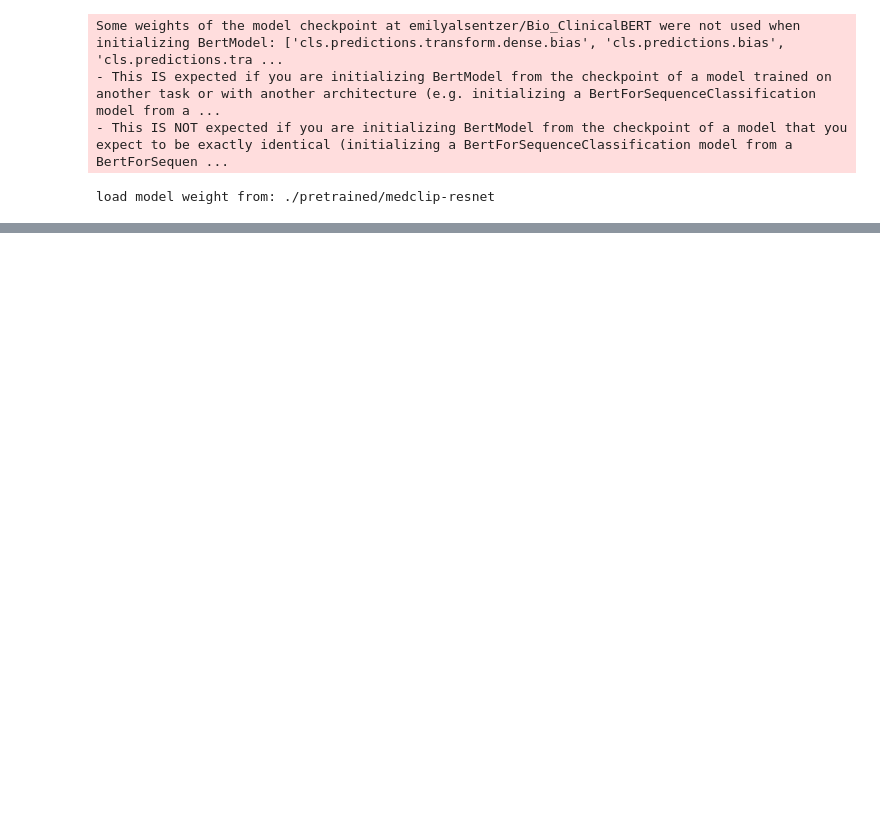
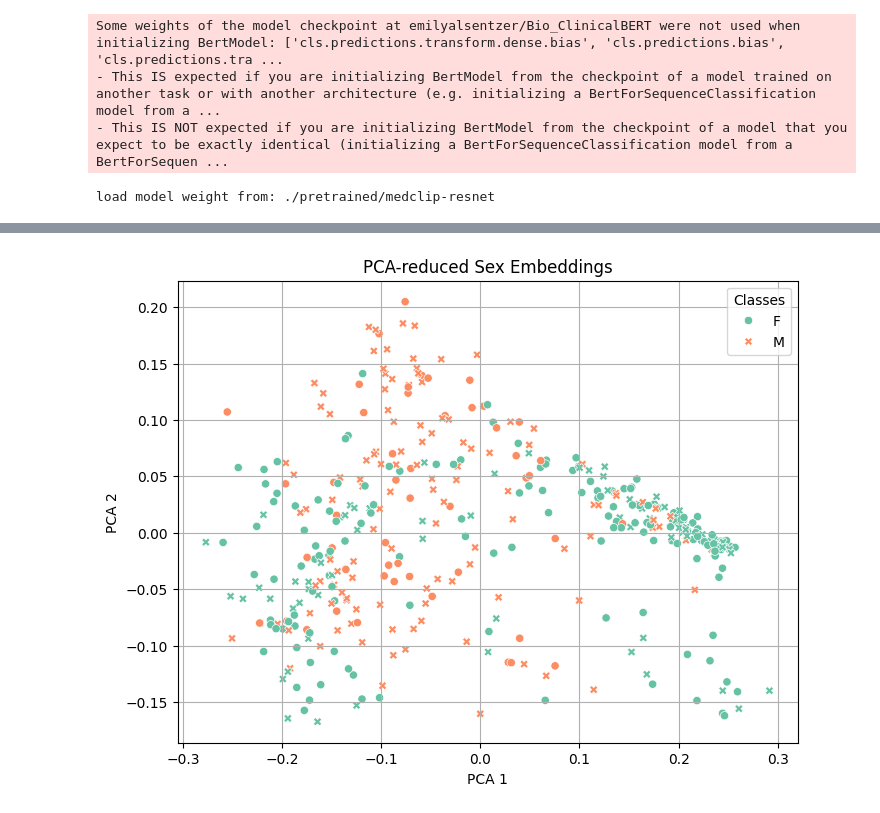
Before and after one commit to Wazhee/CLIP-GCA, a Jupyter notebook: encode_images.ipynb, the cells around one changed output, grey strips where cells are left out. Cells and saved outputs as stored; diff of their text form; code cells hidden in the pictures; blank space fills up the shorter version.

```diff
--- a/encode_images.ipynb
+++ b/encode_images.ipynb
@@ -69,0 +115,22 @@ torch.Size([1, 512])
+# %%
+#----- Get Embeddings -----
+def preprocess_inputs(processor, batch):
+    return processor(text=["Chest X-ray Images"],
+                      images=batch,
+                      return_tensors="pt",
+                      padding=True)
+
+def get_embeddings(model, dataloader):
+    all_embeddings = []
+    processor = MedCLIPProcessor()
+    model = MedCLIPModel(vision_cls=MedCLIPVisionModelViT)
+    model.from_pretrained()
+    model.cuda()
+    with torch.no_grad():
+        for batch in tqdm(dataloader):
+            inputs = preprocess_inputs(processor, batch)
+            all_embeddings.append(model(**inputs)['img_embeds'].cpu())
+    return torch.cat(all_embeddings)
+
+male_embeddings = get_embeddings(model, male_loader)
+female_embeddings = get_embeddings(model, female_loader)
@@ -69,0 +269,25 @@ torch.Size([1, 512])
+# %%
+from sklearn.decomposition import PCA
+import seaborn as sns
+import matplotlib.pyplot as plt
+
+# Combine test embeddings and predictions
+X_vis = X_test
+y_vis = y_test
+y_pred_vis = y_pred
+
+# Project to 2D
+pca = PCA(n_components=2)
+X_2d = pca.fit_transform(X_vis)
+
+# Plot predicted labels
+plt.figure(figsize=(8, 6))
+sns.scatterplot(x=X_2d[:, 0], y=X_2d[:, 1], hue=y_pred_vis, style=y_vis, palette="Set2")
+plt.title("PCA-reduced Sex Embeddings")
+plt.xlabel("PCA 1")
+plt.ylabel("PCA 2")
+plt.legend(title='Classes')
+plt.grid(True)
+plt.show()
+# %% [output]
+[figure, added]
```
Also changed, not shown: parts of 16 cells of this notebook.
